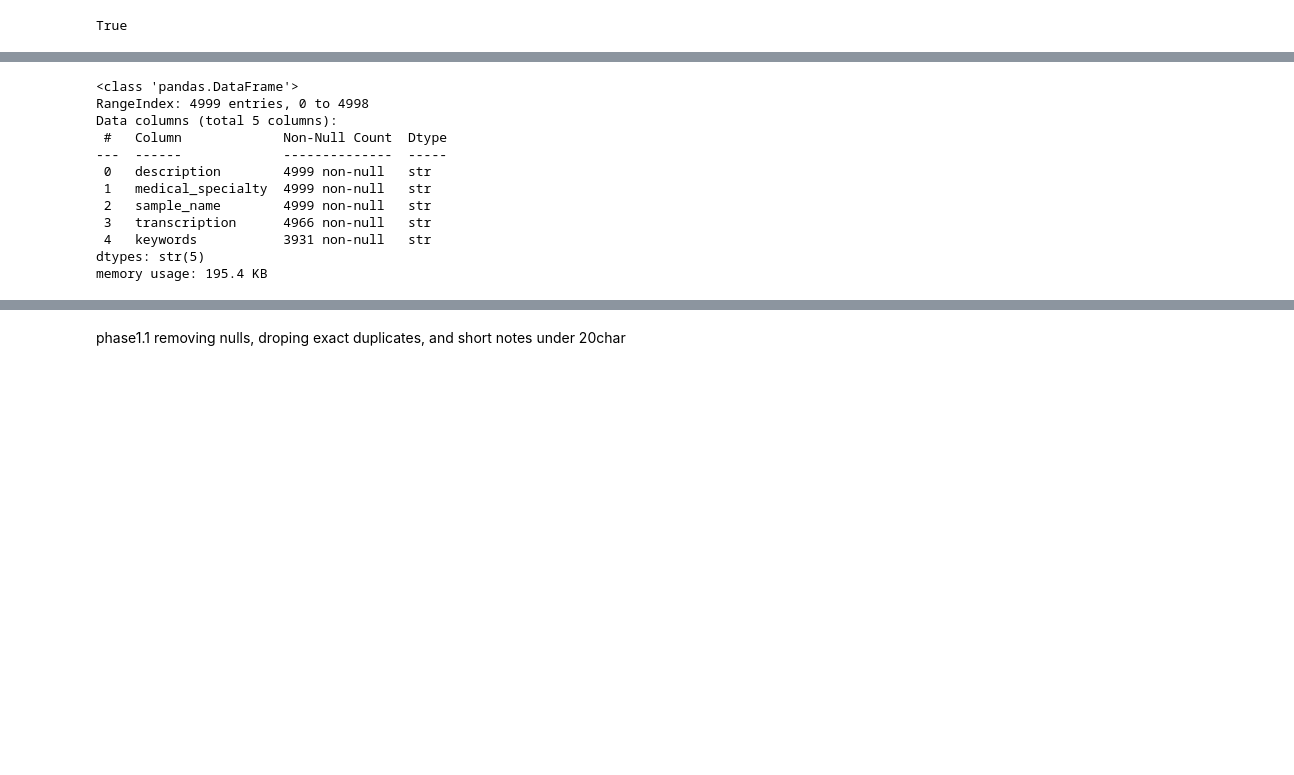
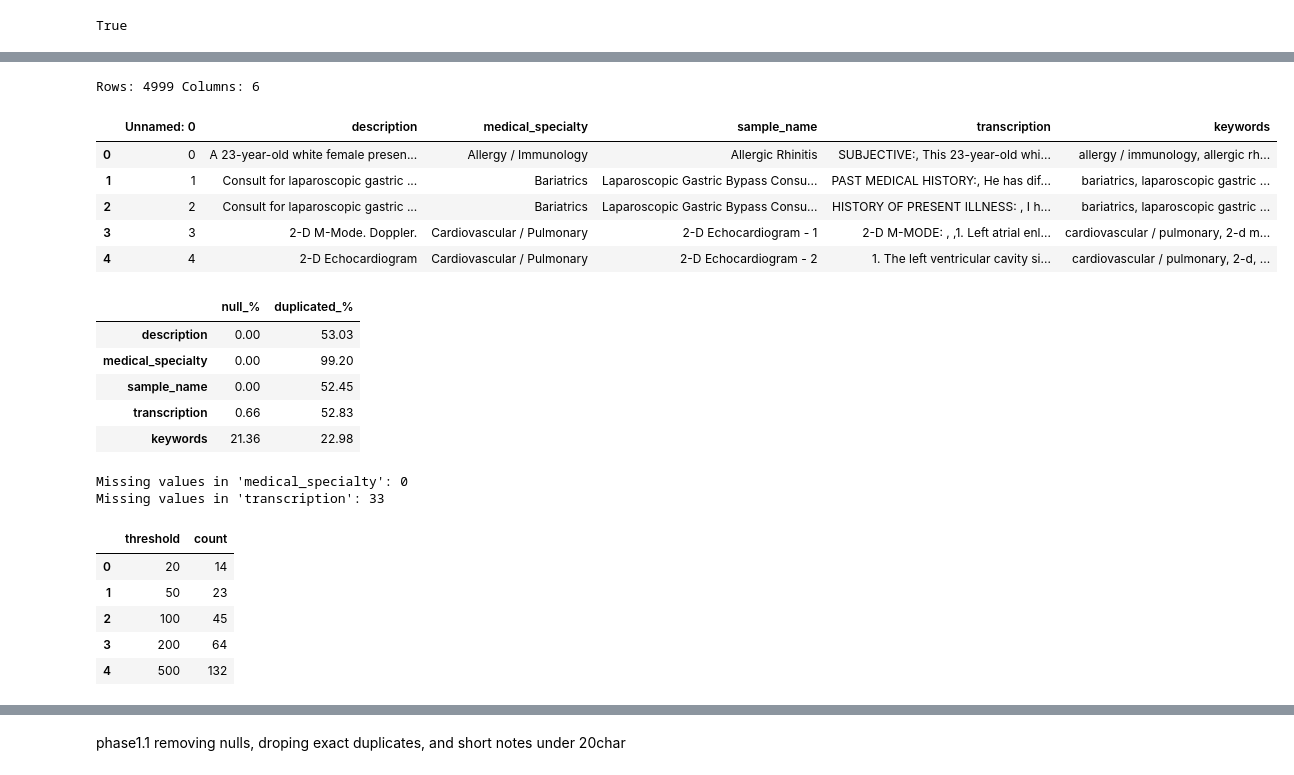
Before and after one commit to bahadirkoko/medical-transcription-classifier, a Jupyter notebook: notebooks/notebook1_phase1and2.ipynb, the cells around one changed output, grey strips where cells are left out. Saved outputs shown, nothing was run; the diff lists cells and outputs as text; code cells hidden in the pictures; blank space fills up the shorter version.

```diff
--- a/notebooks/notebook1_phase1and2.ipynb
+++ b/notebooks/notebook1_phase1and2.ipynb
@@ -69,18 +76,46 @@ True
 # %%
-df = pd.read_csv('../data/raw/medicaltranscriptionsamples.csv') #relative data path
+df = pd.read_csv('../data/raw/medicaltranscriptionsamples.csv') #loading data from a relative path
+
+print("Rows:", df.shape[0], "Columns:", df.shape[1]) #to get the number of rows and columns in the DataFrame
+display(df.head())
+
+df = df.drop(columns=['Unnamed: 0']) #dropping the unnamed column
+
+null_and_duplicated = pd.DataFrame({
+    'null_%': (df.isnull().sum() / len(df) * 100).round(2), #getting the percentage of null values in each column, rounded to 2 decimal places, no need for lambda because .isnull works on the entire DataFrame and returns a Series with the count of null values for each column.
+    'duplicated_%': (df.apply(lambda c: c.duplicated().sum()) / len(df) * 100).round(2) # duplicated() is series method, so we need to apply it to each column using apply() and then sum the boolean values to get the count of duplicated values for each column. Then we divide by the total number of rows and multiply by 100 to get the percentage of duplicated values in each column, rounded to 2 decimal places.
+})
+display(null_and_duplicated)
+
+print(f"Missing values in 'medical_specialty': {df['medical_specialty'].isna().sum()}") #checking for missing values
+print(f"Missing values in 'transcription': {df['transcription'].isna().sum()}")
+
+thresholds = [20, 50, 100, 200, 500] #transcription char length checking
+
+threshold_summary = pd.DataFrame({
+    'threshold': thresholds,
+    'count': [( df['transcription'].str.len() < t).sum() for t in thresholds]}) #loop each threshhold and count len of transcriptions
+
+display(threshold_summary)
+# %% [output]
+Rows: 4999 Columns: 6
+|  | Unnamed: 0 | description | medical_specialty | sample_name | transcription | keywords |
+| 0 | 0 | A 23-year-old white female presen... | Allergy / Immunology | Allergic Rhinitis | SUBJECTIVE:, This 23-year-old whi... | allergy / immunology, allergic rh... |
+| 1 | 1 | Consult for laparoscopic gastric ... | Bariatrics | Laparoscopic Gastric Bypass Consu... | PAST MEDICAL HISTORY:, He has dif... | bariatrics, laparoscopic gastric ... |
+| 2 | 2 | Consult for laparoscopic gastric ... | Bariatrics | Laparoscopic Gastric Bypass Consu... | HISTORY OF PRESENT ILLNESS: , I h... | bariatrics, laparoscopic gastric ... |
+| 3 | 3 | 2-D M-Mode. Doppler. | Cardiovascular / Pulmonary | 2-D Echocardiogram - 1 | 2-D M-MODE: , ,1. Left atrial enl... | cardiovascular / pulmonary, 2-d m... |
+| 4 | 4 | 2-D Echocardiogram | Cardiovascular / Pulmonary | 2-D Echocardiogram - 2 | 1. The left ventricular cavity si... | cardiovascular / pulmonary, 2-d, ... |
+|  | null_% | duplicated_% |
+| description | 0.00 | 53.03 |
+| medical_specialty | 0.00 | 99.20 |
+| sample_name | 0.00 | 52.45 |
+| transcription | 0.66 | 52.83 |
+| keywords | 21.36 | 22.98 |
+Missing values in 'medical_specialty': 0
+Missing values in 'transcription': 33
+|  | threshold | count |
+| 0 | 20 | 14 |
+| 1 | 50 | 23 |
+| 2 | 100 | 45 |
+| 3 | 200 | 64 |
+| 4 | 500 | 132 |
-# %%
-df = df.drop(columns=['Unnamed: 0']) #to drop the first column which is an index column
-df.info() #to get a concise summary of the DataFrame, including the number of non
-# %% [output]
-<class 'pandas.DataFrame'>
-RangeIndex: 4999 entries, 0 to 4998
-Data columns (total 5 columns):
- #   Column             Non-Null Count  Dtype
----  ------             --------------  -----
- 0   description        4999 non-null   str
- 1   medical_specialty  4999 non-null   str
- 2   sample_name        4999 non-null   str
- 3   transcription      4966 non-null   str
- 4   keywords           3931 non-null   str
-dtypes: str(5)
-memory usage: 195.4 KB
```
Also changed, not shown: parts of 22 cells of this notebook.
